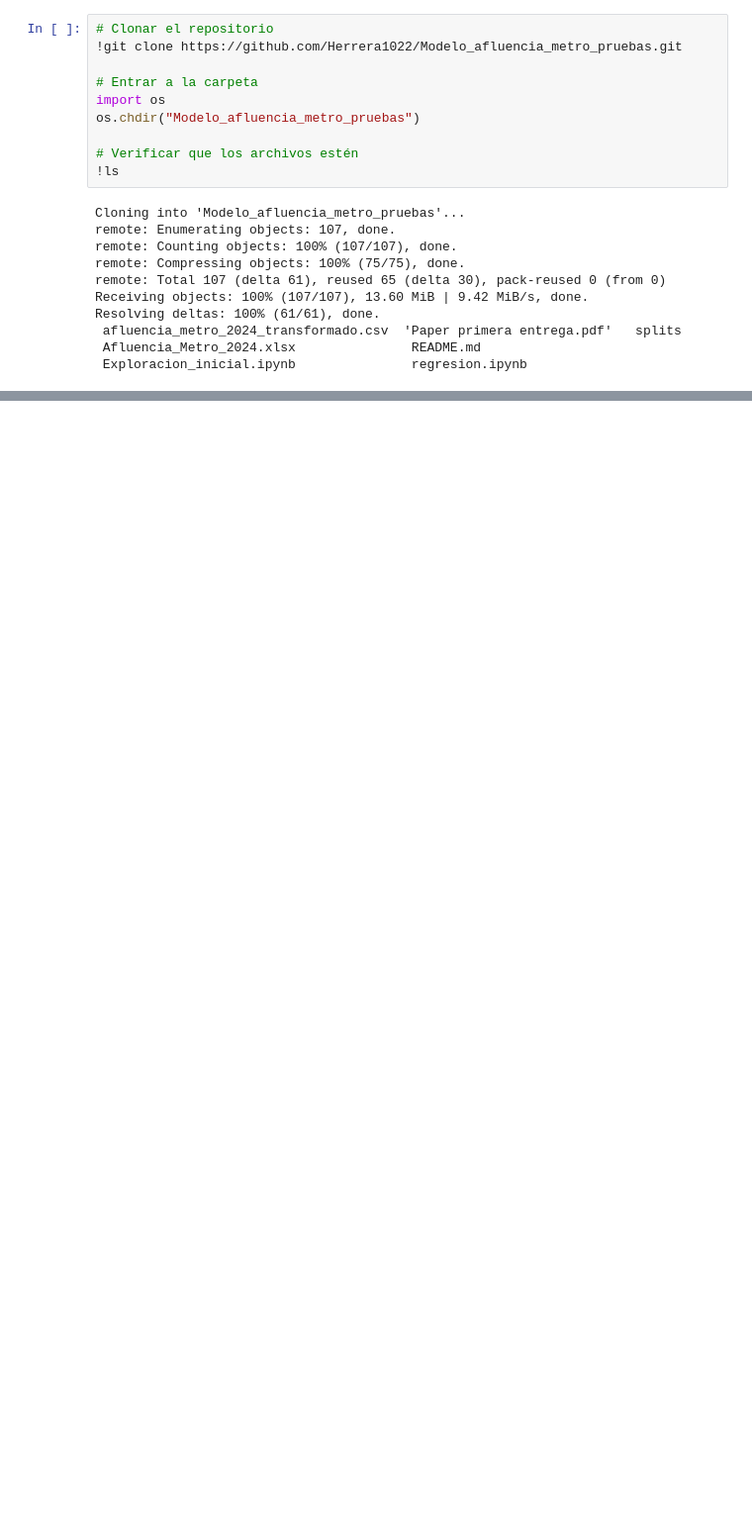
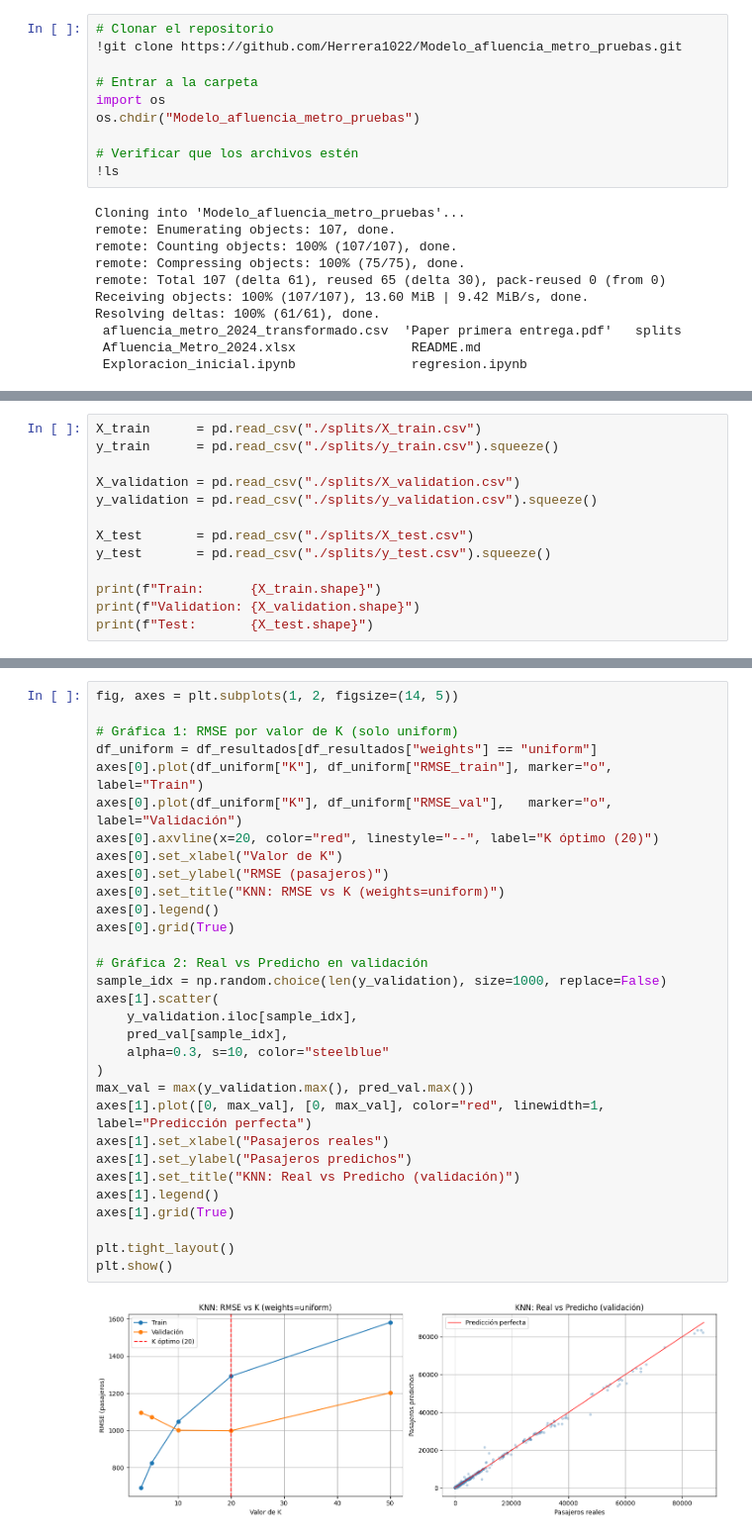
Before and after one commit to Herrera1022/Modelo_afluencia_metro_pruebas, a Jupyter notebook: knn_model.ipynb, the cells around one changed output, grey strips where cells are left out. Shown at 99% size. Saved outputs shown, nothing was run; the diff lists cells and outputs as text; blank space fills up the shorter version.

```diff
--- a/knn_model.ipynb
+++ b/knn_model.ipynb
@@ -23,0 +33,13 @@ Resolving deltas: 100% (61/61), done.
+# %%
+X_train      = pd.read_csv("./splits/X_train.csv")
+y_train      = pd.read_csv("./splits/y_train.csv").squeeze()
+
+X_validation = pd.read_csv("./splits/X_validation.csv")
+y_validation = pd.read_csv("./splits/y_validation.csv").squeeze()
+
+X_test       = pd.read_csv("./splits/X_test.csv")
+y_test       = pd.read_csv("./splits/y_test.csv").squeeze()
+
+print(f"Train:      {X_train.shape}")
+print(f"Validation: {X_validation.shape}")
+print(f"Test:       {X_test.shape}")
@@ -23,0 +157,33 @@ Resolving deltas: 100% (61/61), done.
+# %%
+fig, axes = plt.subplots(1, 2, figsize=(14, 5))
+
+# Gráfica 1: RMSE por valor de K (solo uniform)
+df_uniform = df_resultados[df_resultados["weights"] == "uniform"]
+axes[0].plot(df_uniform["K"], df_uniform["RMSE_train"], marker="o", label="Train")
+axes[0].plot(df_uniform["K"], df_uniform["RMSE_val"],   marker="o", label="Validación")
+axes[0].axvline(x=20, color="red", linestyle="--", label="K óptimo (20)")
+axes[0].set_xlabel("Valor de K")
+axes[0].set_ylabel("RMSE (pasajeros)")
+axes[0].set_title("KNN: RMSE vs K (weights=uniform)")
+axes[0].legend()
+axes[0].grid(True)
+
+# Gráfica 2: Real vs Predicho en validación
+sample_idx = np.random.choice(len(y_validation), size=1000, replace=False)
+axes[1].scatter(
+    y_validation.iloc[sample_idx],
+    pred_val[sample_idx],
+    alpha=0.3, s=10, color="steelblue"
+)
+max_val = max(y_validation.max(), pred_val.max())
+axes[1].plot([0, max_val], [0, max_val], color="red", linewidth=1, label="Predicción perfecta")
+axes[1].set_xlabel("Pasajeros reales")
+axes[1].set_ylabel("Pasajeros predichos")
+axes[1].set_title("KNN: Real vs Predicho (validación)")
+axes[1].legend()
+axes[1].grid(True)
+
+plt.tight_layout()
+plt.show()
+# %% [output]
+[figure, added]
```
Also changed, not shown: parts of 8 cells of this notebook.
